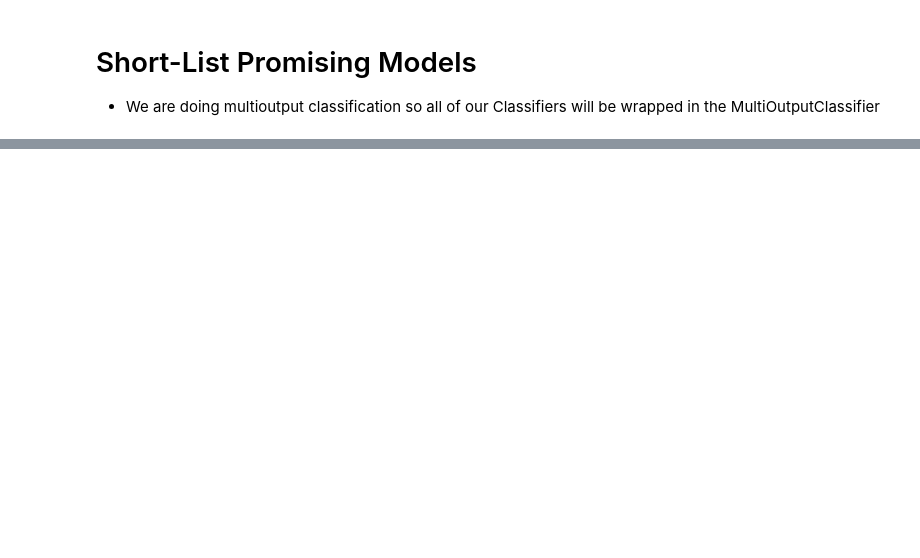
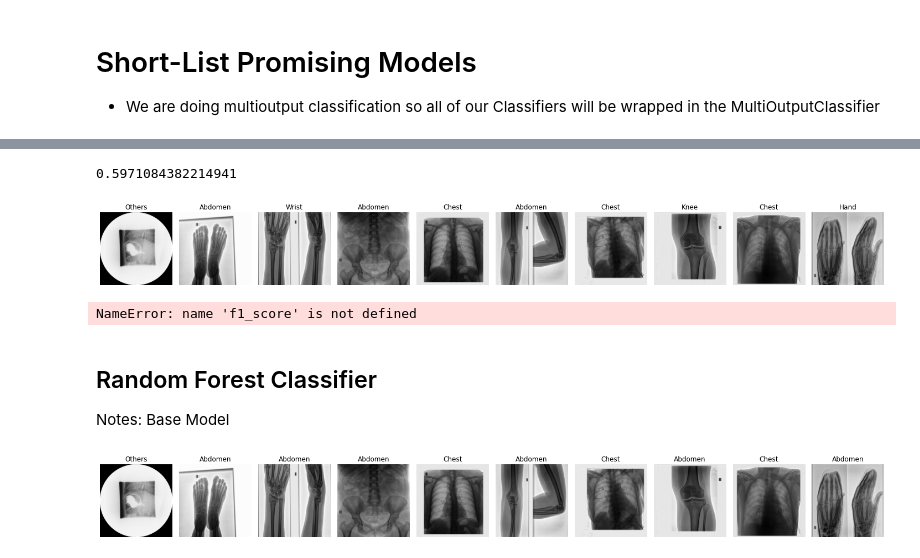
Before and after one commit to ZingBing/X-Ray-Classification, a Jupyter notebook: x-ray-classification.ipynb, the cells around one changed output, grey strips where cells are left out. Drawn from its saved outputs; the diff is of its cells as text; code cells hidden in the pictures; blank space fills up the shorter version.

```diff
--- a/x-ray-classification.ipynb
+++ b/x-ray-classification.ipynb
@@ -383,4 +379,14 @@ array([[1, 1],
-# %%
-from sklearn.multioutput import MultiOutputClassifier
-y_train = MultiLabelBinarizer().fit_transform(y_train)
-clf = MultiOutputClassifier(KNeighborsClassifier()).fit(X_train, y_train)
+# %%
+def show_predictions_for_clf(train, preds, num_samples =10):
+   """
+   Displays images and there predicted label for xrays
+   train is the data the classifier was trained on
+   preds are the predicted labels from the classifier
+   """
+   for i, pred in enumerate(preds[:num_samples]):
+        plt.subplot(10, 10, i+1)
+        lbl =classes_to_body_parts[np.argmax(pred)]
+        plt.title(lbl)
+        plt.imshow(X_train.iloc[i].to_numpy().reshape(256, 256), cmap='gray')
+        plt.axis('off')
+   plt.tight_layout()
@@ -386,0 +398,4 @@ clf = MultiOutputClassifier(KNeighborsClassifier()).fit(X_train, y_train)
+# %%
+knn = MultiOutputClassifier(KNeighborsClassifier()).fit(X_train, y_train)
+knn_scores = cross_val_score(knn, X_train, y_train, cv=3, scoring="accuracy", n_jobs =-1, verbose=3)
+y_preds = cross_val_predict(knn, X_train, y_train, cv =3)
@@ -386,0 +408,16 @@ clf = MultiOutputClassifier(KNeighborsClassifier()).fit(X_train, y_train)
+# %%
+knn_scores.mean()
+# %% [output]
+0.5971084382214941
+# %%
+plt.figure(figsize=(20,20))
+show_predictions_for_clf(X_train, y_preds)
+# %% [output]
+[figure, added]
+# %%
+f1_score(y_train, y_preds, average ="weighted")
+# %% [output]
+NameError: name 'f1_score' is not defined
+# %% [markdown]
+## Random Forest Classifier
+Notes: Base Model
@@ -386,0 +430,5 @@ clf = MultiOutputClassifier(KNeighborsClassifier()).fit(X_train, y_train)
+# %%
+plt.figure(figsize=(20,20))
+show_predictions_for_clf(X_train, y_preds)
+# %% [output]
+[figure, added]
```
Also changed, not shown: parts of 67 cells of this notebook.
